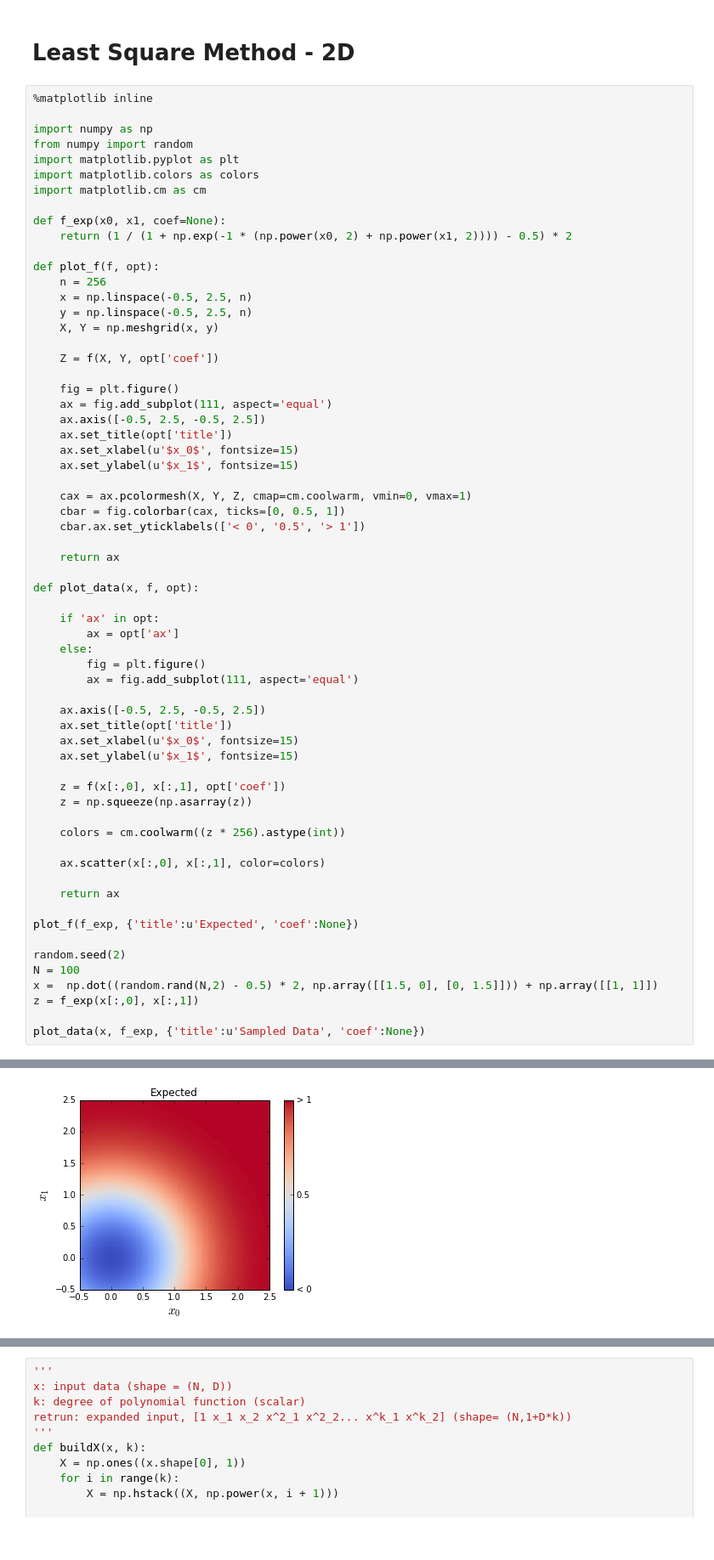
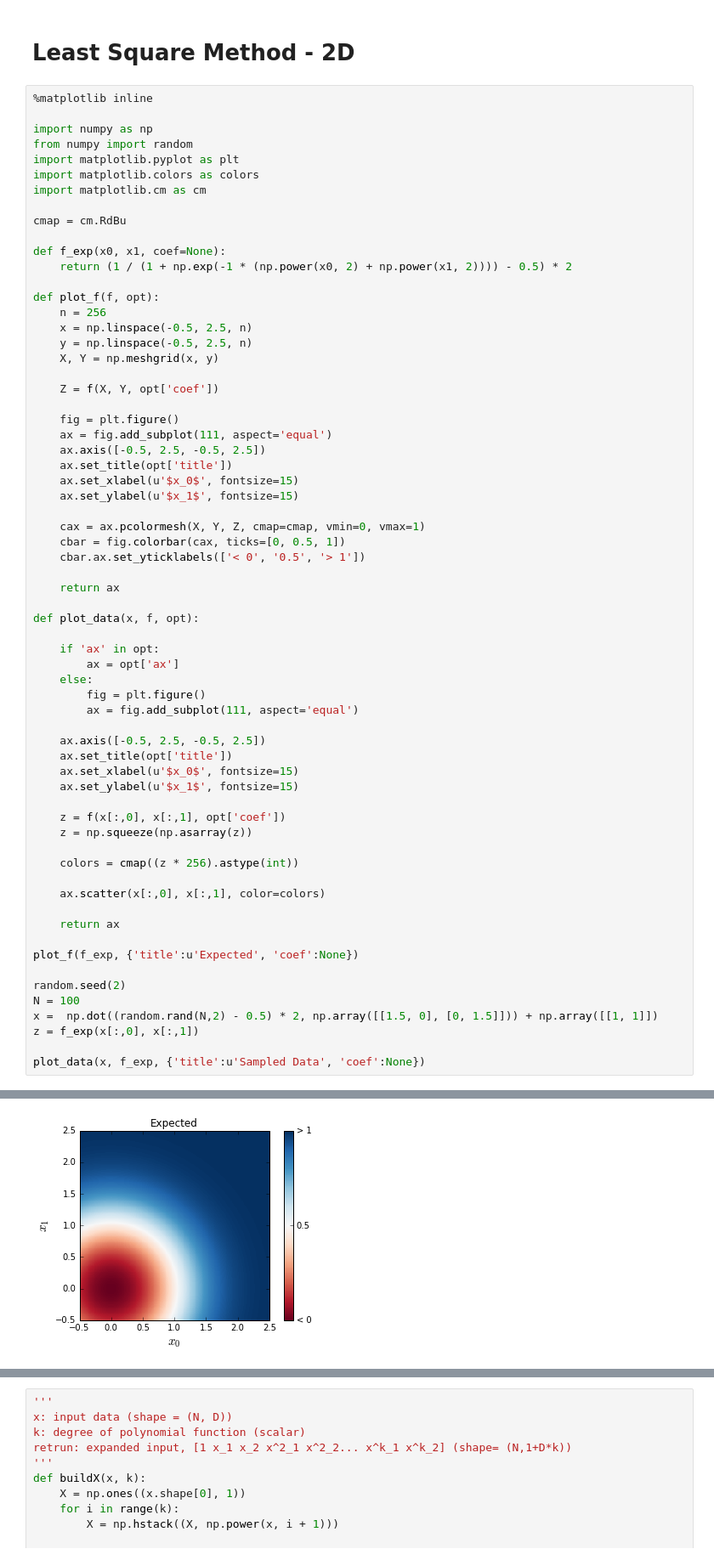
Before and after one commit to macromancer/DLTutorial_Python, a Jupyter notebook: LinearLeastSquare-2D.ipynb, the cells around one changed output, grey strips where cells are left out. Shown at 85% size. Cells and saved outputs as stored; diff of their text form.

```diff
--- a/LinearLeastSquare-2D.ipynb
+++ b/LinearLeastSquare-2D.ipynb
@@ -8,6 +8,8 @@ from numpy import random
 import matplotlib.pyplot as plt
 import matplotlib.colors as colors
 import matplotlib.cm as cm
+
+cmap = cm.RdBu
 
 def f_exp(x0, x1, coef=None):
     return (1 / (1 + np.exp(-1 * (np.power(x0, 2) + np.power(x1, 2)))) - 0.5) * 2
@@ -27,7 +29,7 @@ def plot_f(f, opt):
     ax.set_xlabel(u'$x_0$', fontsize=15)
     ax.set_ylabel(u'$x_1$', fontsize=15)
 
-    cax = ax.pcolormesh(X, Y, Z, cmap=cm.coolwarm, vmin=0, vmax=1)
+    cax = ax.pcolormesh(X, Y, Z, cmap=cmap, vmin=0, vmax=1)
     cbar = fig.colorbar(cax, ticks=[0, 0.5, 1])
     cbar.ax.set_yticklabels(['< 0', '0.5', '> 1'])
 
@@ -37,32 +39,32 @@ def plot_data(x, f, opt):
 
     if 'ax' in opt:
         ax = opt['ax']
     else:
         fig = plt.figure()
         ax = fig.add_subplot(111, aspect='equal')
 
     ax.axis([-0.5, 2.5, -0.5, 2.5])
     ax.set_title(opt['title'])
     ax.set_xlabel(u'$x_0$', fontsize=15)
     ax.set_ylabel(u'$x_1$', fontsize=15)
 
     z = f(x[:,0], x[:,1], opt['coef'])
     z = np.squeeze(np.asarray(z))
 
-    colors = cm.coolwarm((z * 256).astype(int))
+    colors = cmap((z * 256).astype(int))
 
     ax.scatter(x[:,0], x[:,1], color=colors)
 
     return ax
 
 plot_f(f_exp, {'title':u'Expected', 'coef':None})
 
 random.seed(2)
 N = 100
 x =  np.dot((random.rand(N,2) - 0.5) * 2, np.array([[1.5, 0], [0, 1.5]])) + np.array([[1, 1]])
 z = f_exp(x[:,0], x[:,1])
 
 plot_data(x, f_exp, {'title':u'Sampled Data', 'coef':None})
 # %% [output]
 <matplotlib.axes._subplots.AxesSubplot at 0x...>
-[figure, old version]
+[figure, new version]
```
Also changed, not shown: parts of 7 cells of this notebook.
